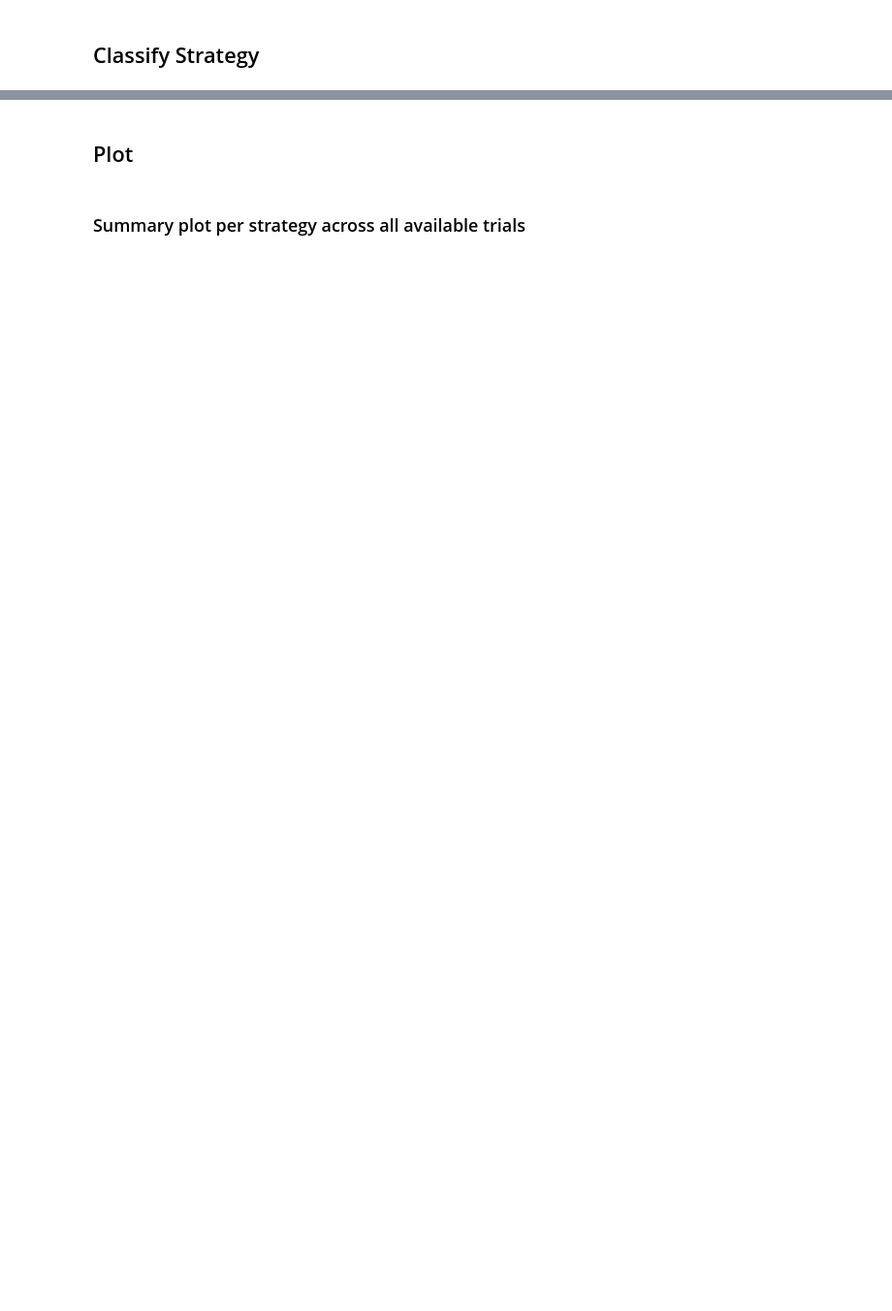
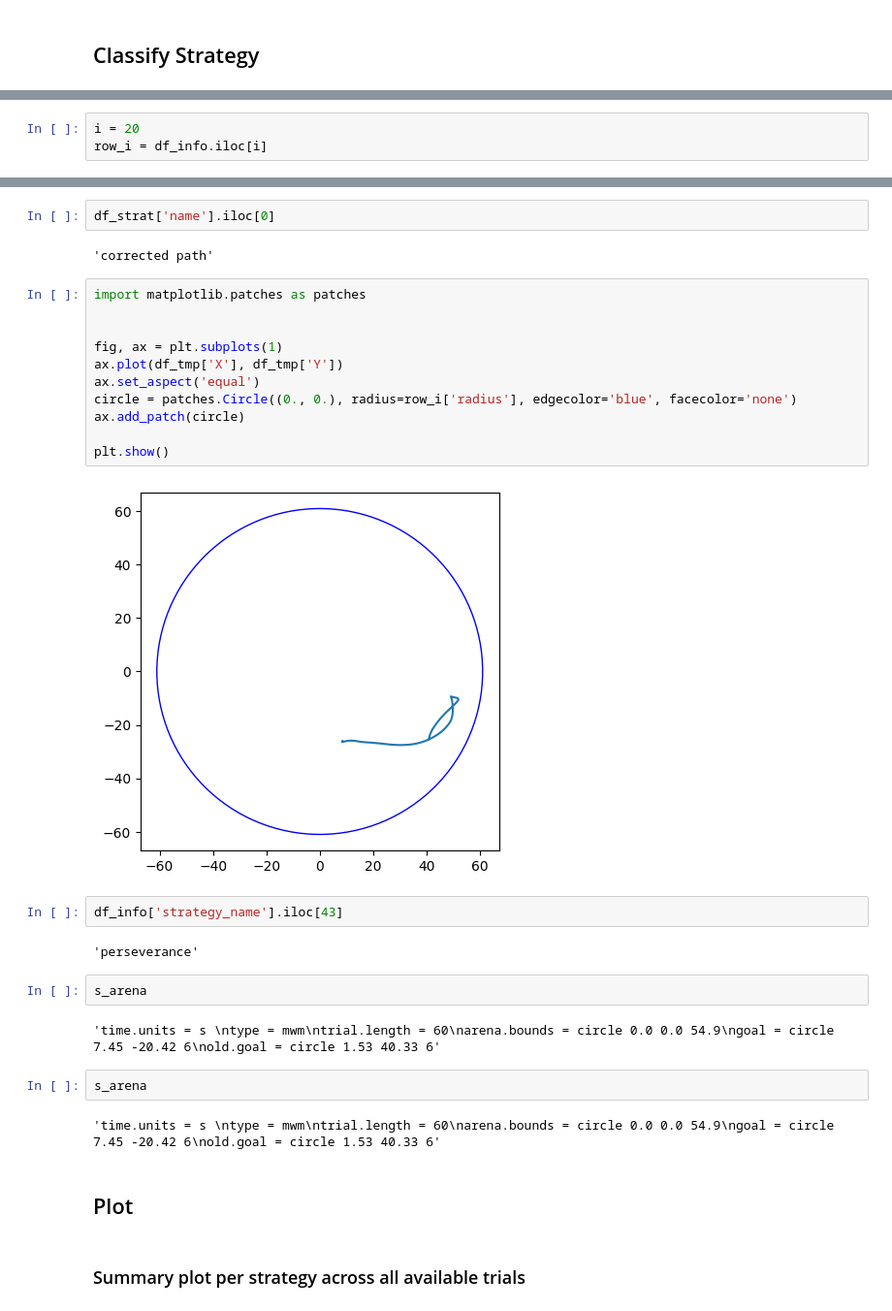
Before and after one commit to tristanstoeber/alexander2024behavioral, a Jupyter notebook: 02_strategy_classification.ipynb, the cells around one changed output, grey strips where cells are left out. Shown: that part at 97% size. Cells and saved outputs as stored; diff of their text form; blank space fills up the shorter version.

```diff
--- a/02_strategy_classification.ipynb
+++ b/02_strategy_classification.ipynb
@@ -247,3 +294,6 @@ if compute:
 else:
     df_res = pd.read_pickle(fname_res)
 df_info = df_info.join(df_res)
+# %%
+i = 20
+row_i = df_info.iloc[i]
@@ -250,3 +392,32 @@ df_info = df_info.join(df_res)
+# %%
+df_strat['name'].iloc[0]
+# %% [output]
+'corrected path'
+# %%
+import matplotlib.patches as patches
+
+
+fig, ax = plt.subplots(1)
+ax.plot(df_tmp['X'], df_tmp['Y'])
+ax.set_aspect('equal')
+circle = patches.Circle((0., 0.), radius=row_i['radius'], edgecolor='blue', facecolor='none')
+ax.add_patch(circle)
+
+plt.show()
+# %% [output]
+[figure, added]
+# %%
+df_info['strategy_name'].iloc[43]
+# %% [output]
+'perseverance'
+# %%
+s_arena
+# %% [output]
+'time.units = s \ntype = mwm\ntrial.length = 60\narena.bounds = circle 0.0 0.0 54.9\ngoal = circle 7.45 -20.42 6\nold.goal = circle 1.53 40.33 6'
+# %%
+s_arena
+# %% [output]
+'time.units = s \ntype = mwm\ntrial.length = 60\narena.bounds = circle 0.0 0.0 54.9\ngoal = circle 7.45 -20.42 6\nold.goal = circle 1.53 40.33 6'
 # %% [markdown]
 ## Plot
 # %% [markdown]
```
Also changed, not shown: parts of 33 cells of this notebook, 3 other files.
